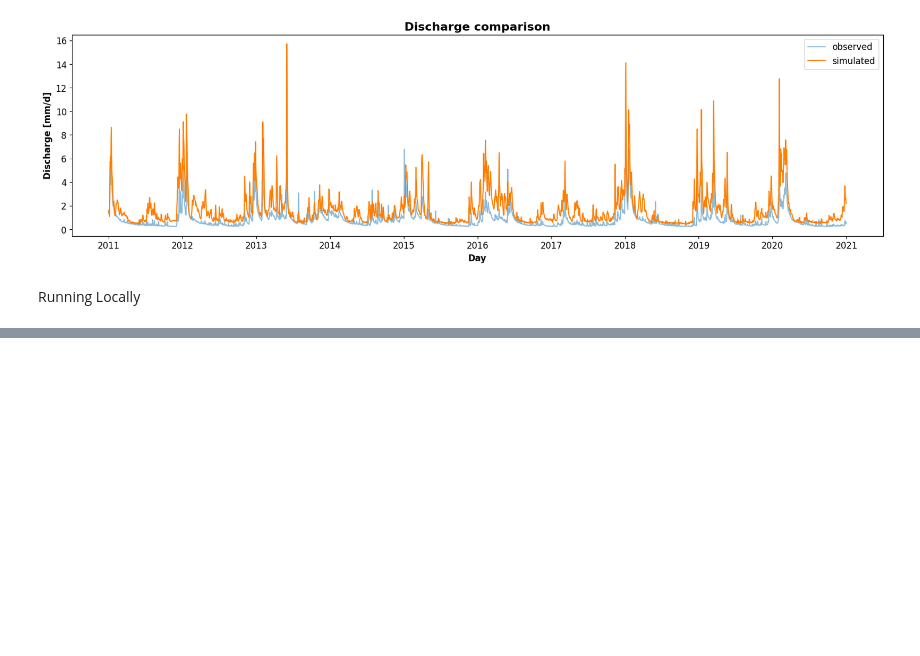
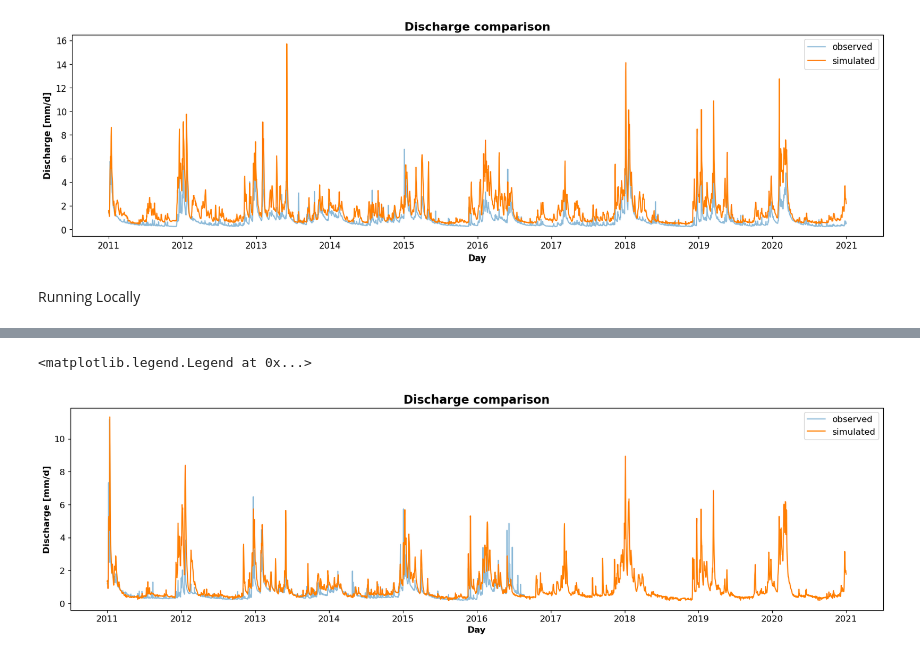
Before and after one commit to Ash-Manoj/lstm_backward, a Jupyter notebook: experiments/model_world.ipynb, the cells around one changed output, grey strips where cells are left out. Saved outputs shown, nothing was run; the diff lists cells and outputs as text; code cells hidden in the pictures; blank space fills up the shorter version.

```diff
--- a/experiments/model_world.ipynb
+++ b/experiments/model_world.ipynb
@@ -745,0 +807,17 @@ valid_entity_per_basin_testing = [[id for _, id in group] for key, group in grou
+# %%
+# Plot simulated and observed discharges
+basin_to_analyze = 'testde_2'
+
+plt.plot(y_obs[basin_to_analyze], label="observed", color=color_palette["observed"], alpha=0.5)
+plt.plot(y_sim[basin_to_analyze], label="simulated", color=color_palette["LSTM"])
+
+# Format plot
+plt.xlabel('Day', fontsize=12, fontweight='bold')
+plt.ylabel('Discharge [mm/d]', fontsize=12, fontweight='bold')
+plt.title('Discharge comparison', fontsize=16, fontweight='bold')
+plt.tick_params(axis='both', which='major', labelsize=12)
+plt.legend(loc="upper right",fontsize=12)
+#plt.savefig(save_folder+'/Model_Comparison.png', bbox_inches='tight', pad_inches=0)
+# %% [output]
+<matplotlib.legend.Legend at 0x...>
+[figure, added]
```
Also changed, not shown: parts of 4 cells of this notebook.
